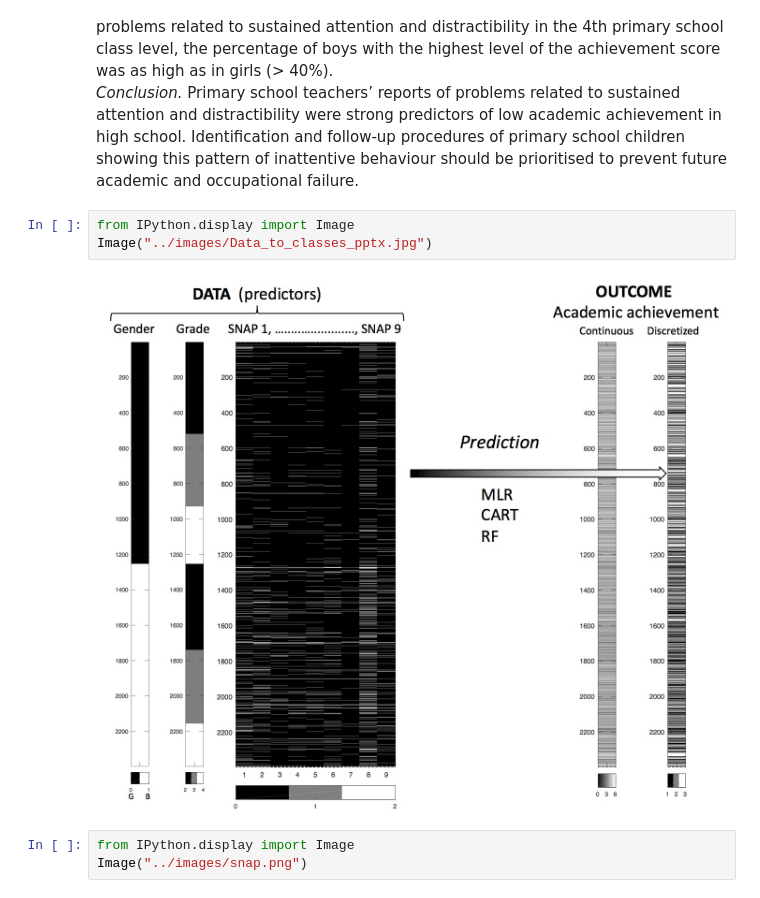
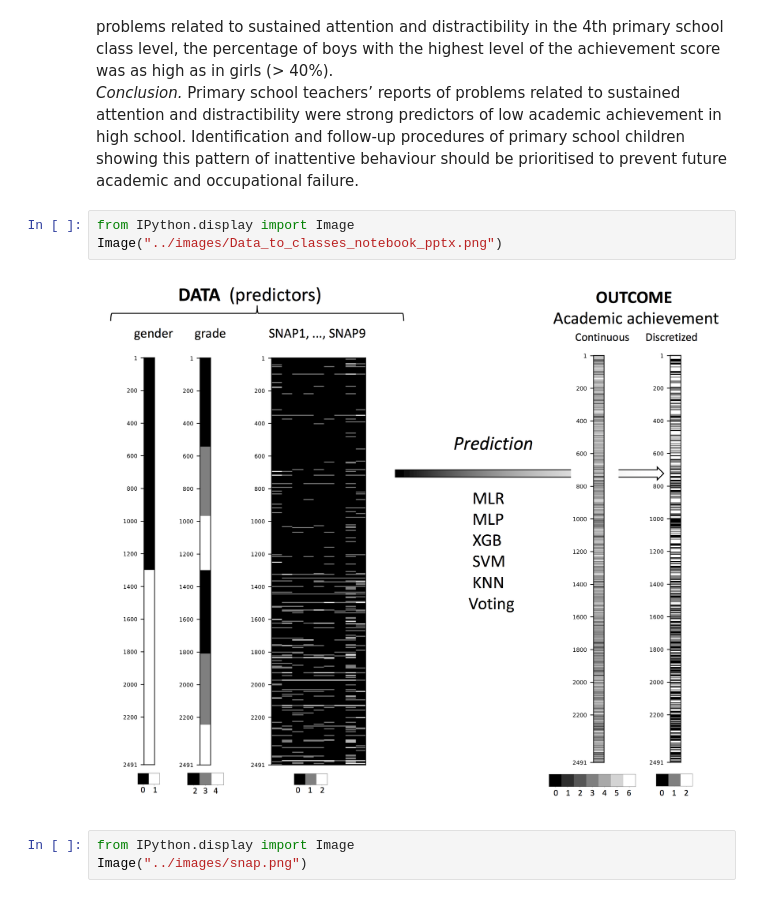
Before and after one commit to arvidl/inattention-populationsample, a Jupyter notebook: notebooks/01_preparation.ipynb, the cells around one changed output. Saved outputs shown, nothing was run; the diff lists cells and outputs as text.

```diff
--- a/notebooks/01_preparation.ipynb
+++ b/notebooks/01_preparation.ipynb
@@ -12,9 +12,9 @@ A.J. Lundervold, T. Bøe, A. Lundervold. *Inattention in primary school is not g
 *Conclusion.* Primary school teachers’ reports of problems related to sustained attention and distractibility were strong predictors of low academic achievement in high school. Identification and follow-up procedures of primary school children showing this pattern of inattentive behaviour should be prioritised to prevent future academic and occupational failure.
 # %%
 from IPython.display import Image
-Image("../images/Data_to_classes_pptx.jpg")
+Image("../images/Data_to_classes_notebook_pptx.png")
 # %% [output]
-[figure, old version]
+[figure, new version]
 # %%
 from IPython.display import Image
 Image("../images/snap.png")
```
Also changed, not shown: parts of 3 cells of this notebook, 21 other files.
